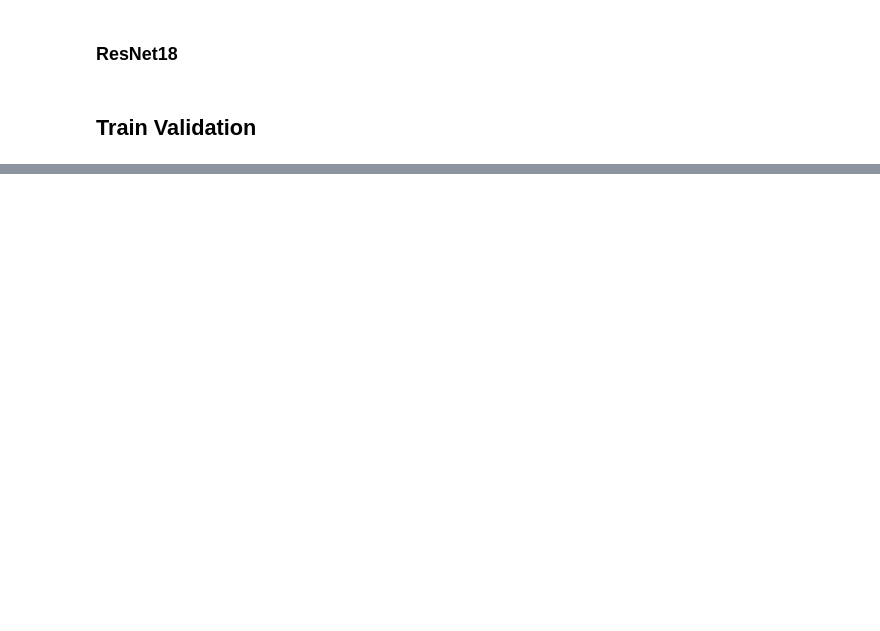
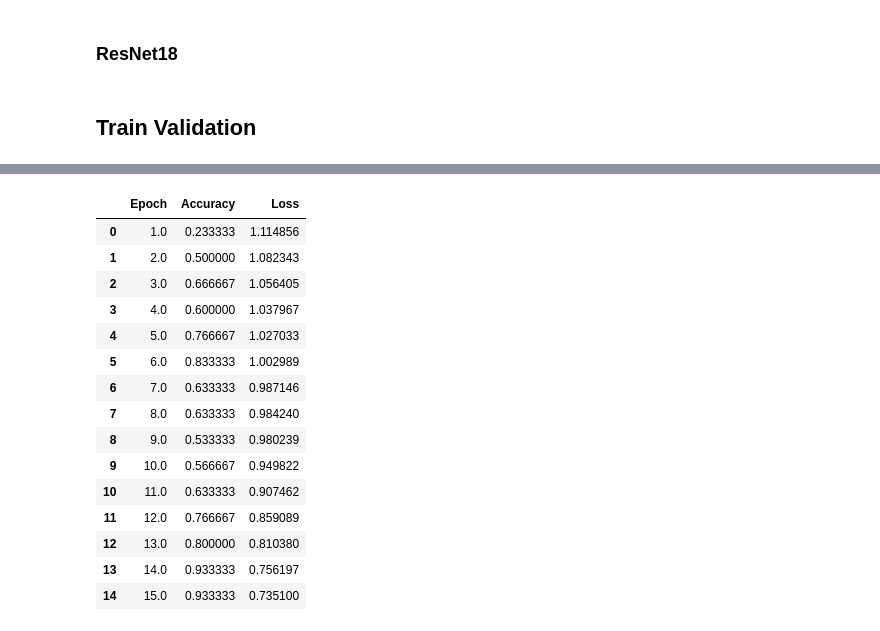
Before and after one commit to yeranosyanvahan/SuperTML, a Jupyter notebook: IRIS.ipynb, the cells around one changed output, grey strips where cells are left out. Cells and saved outputs as stored; diff of their text form; code cells hidden in the pictures; blank space fills up the shorter version.

```diff
--- a/IRIS.ipynb
+++ b/IRIS.ipynb
@@ -165,0 +174,3 @@ Data.groupby('Epoch').sum(['Loss','Precision','Recall','f1_score'])
+# %%
+Test=pd.DataFrame(Test_stats)
+Train=pd.DataFrame(Train_stats)
@@ -165,0 +179,19 @@ Data.groupby('Epoch').sum(['Loss','Precision','Recall','f1_score'])
+# %%
+Test
+# %% [output]
+|  | Epoch | Accuracy | Loss |
+| 0 | 1.0 | 0.233333 | 1.114856 |
+| 1 | 2.0 | 0.500000 | 1.082343 |
+| 2 | 3.0 | 0.666667 | 1.056405 |
+| 3 | 4.0 | 0.600000 | 1.037967 |
+| 4 | 5.0 | 0.766667 | 1.027033 |
+| 5 | 6.0 | 0.833333 | 1.002989 |
+| 6 | 7.0 | 0.633333 | 0.987146 |
+| 7 | 8.0 | 0.633333 | 0.984240 |
+| 8 | 9.0 | 0.533333 | 0.980239 |
+| 9 | 10.0 | 0.566667 | 0.949822 |
+| 10 | 11.0 | 0.633333 | 0.907462 |
+| 11 | 12.0 | 0.766667 | 0.859089 |
+| 12 | 13.0 | 0.800000 | 0.810380 |
+| 13 | 14.0 | 0.933333 | 0.756197 |
+| 14 | 15.0 | 0.933333 | 0.735100 |
```
Also changed, not shown: parts of 7 cells of this notebook, 3 other files.
